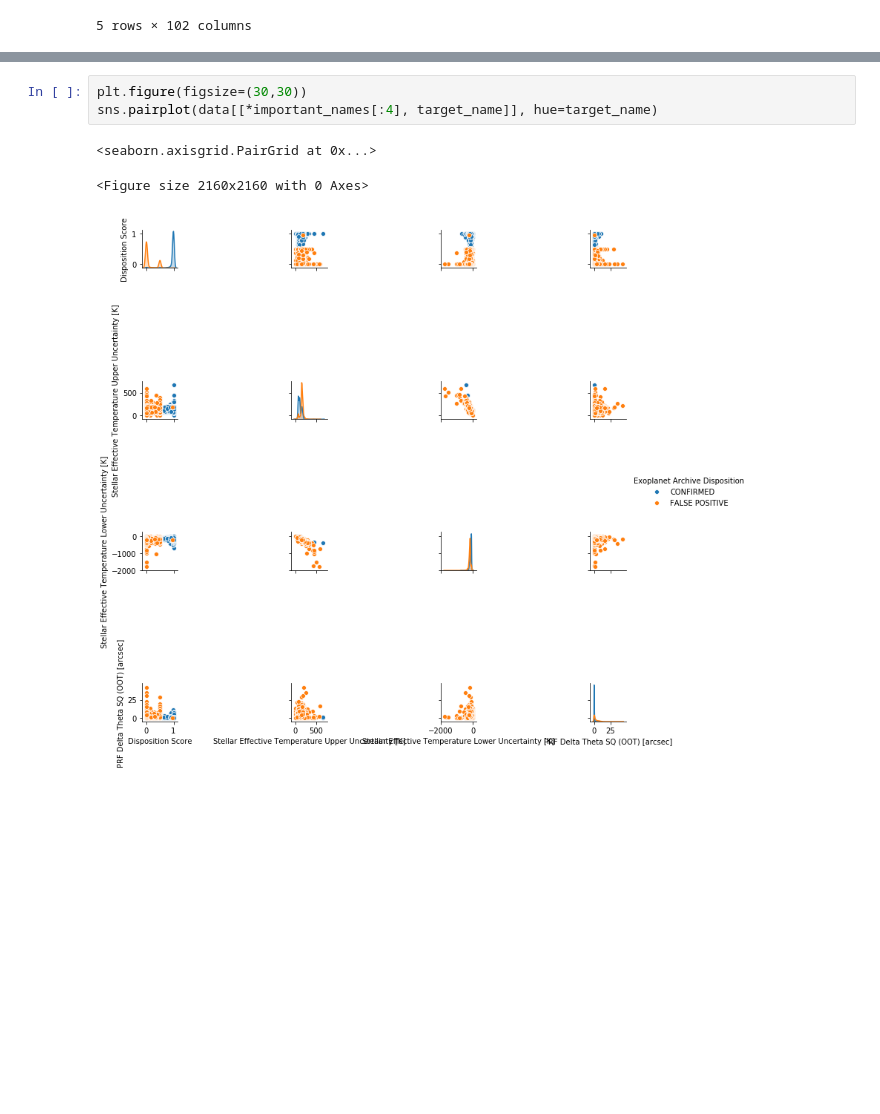
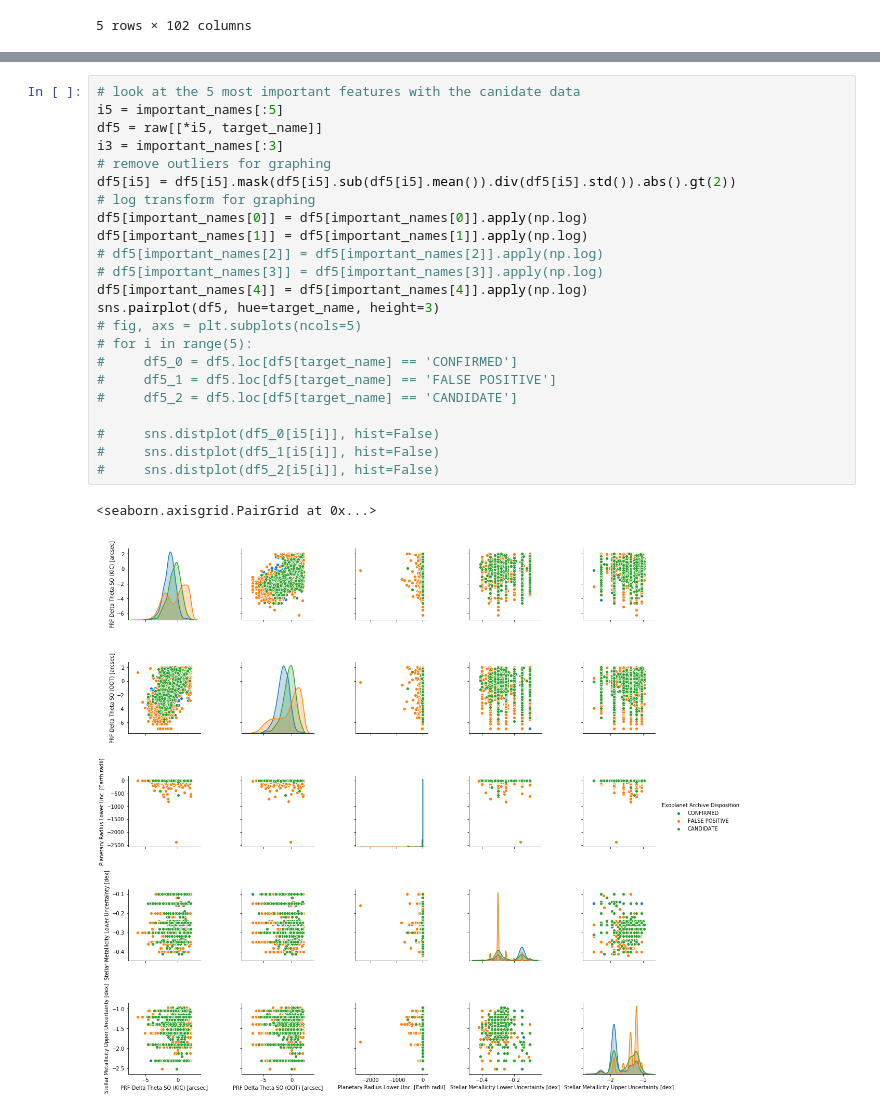
Before and after one commit to josiahcoad/LaSerenaDataScience, a Jupyter notebook: Expermental.ipynb, the cells around one changed output, grey strips where cells are left out. Saved outputs shown, nothing was run; the diff lists cells and outputs as text; blank space fills up the shorter version.

```diff
--- a/Expermental.ipynb
+++ b/Expermental.ipynb
@@ -190,8 +183,27 @@ koi_score.groupby(data[target_name]).describe()
-# %%
-plt.figure(figsize=(30,30))
-sns.pairplot(data[[*important_names[:4], target_name]], hue=target_name)
-# %% [output]
-<seaborn.axisgrid.PairGrid at 0x...>
-<Figure size 2160x2160 with 0 Axes>
-[figure, removed]
+# %%
+# look at the 5 most important features with the canidate data
+i5 = important_names[:5]
+df5 = raw[[*i5, target_name]]
+i3 = important_names[:3]
+# remove outliers for graphing
+df5[i5] = df5[i5].mask(df5[i5].sub(df5[i5].mean()).div(df5[i5].std()).abs().gt(2))
+# log transform for graphing
+df5[important_names[0]] = df5[important_names[0]].apply(np.log)
+df5[important_names[1]] = df5[important_names[1]].apply(np.log)
+# df5[important_names[2]] = df5[important_names[2]].apply(np.log)
+# df5[important_names[3]] = df5[important_names[3]].apply(np.log)
+df5[important_names[4]] = df5[important_names[4]].apply(np.log)
+sns.pairplot(df5, hue=target_name, height=3)
+# fig, axs = plt.subplots(ncols=5)
+# for i in range(5):
+#     df5_0 = df5.loc[df5[target_name] == 'CONFIRMED']
+#     df5_1 = df5.loc[df5[target_name] == 'FALSE POSITIVE']
+#     df5_2 = df5.loc[df5[target_name] == 'CANDIDATE']
+
+#     sns.distplot(df5_0[i5[i]], hist=False)
+#     sns.distplot(df5_1[i5[i]], hist=False)
+#     sns.distplot(df5_2[i5[i]], hist=False)
+# %% [output]
+<seaborn.axisgrid.PairGrid at 0x...>
+[figure, added]
 # %%
```
Also changed, not shown: parts of 22 cells of this notebook.
